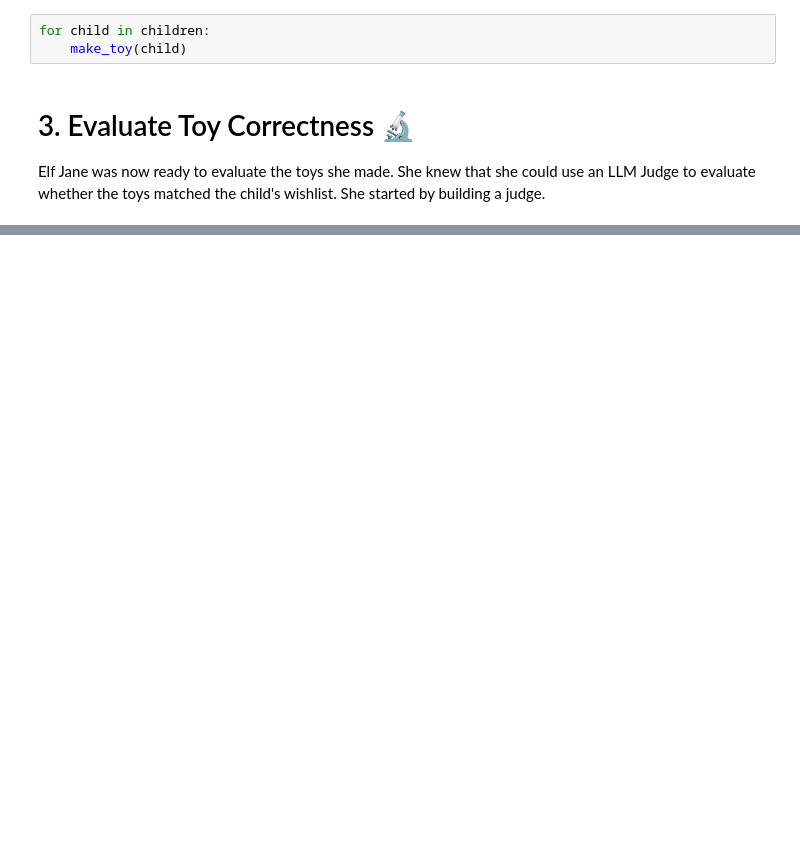
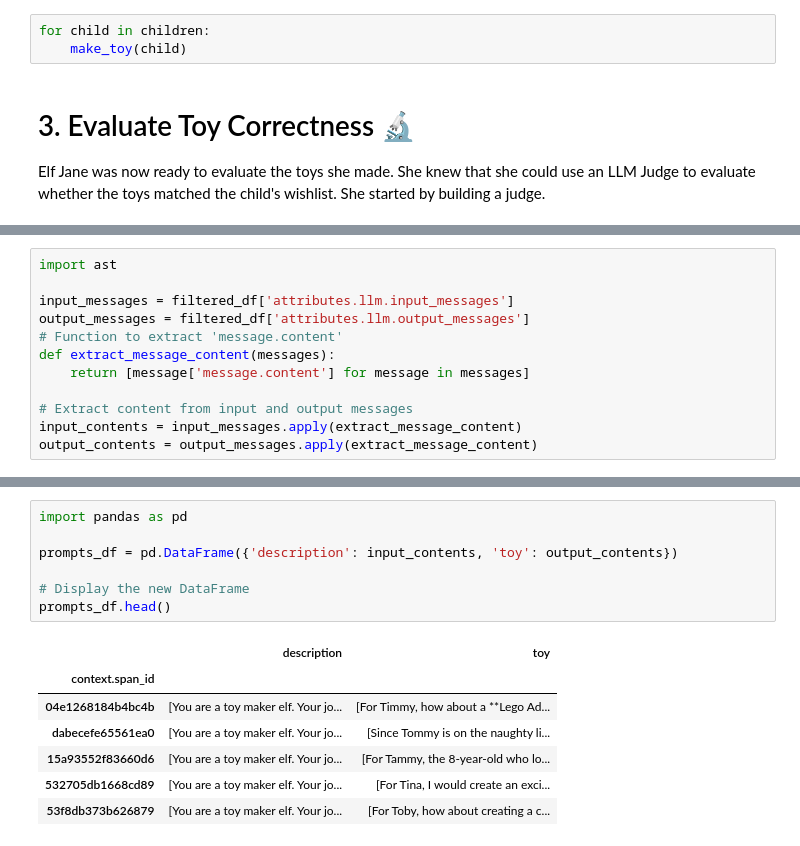
Before and after one commit to d-kleine/Advent_of_HayStack, a Jupyter notebook: 07_Arize_Phoenix.ipynb, the cells around one changed output, grey strips where cells are left out. Cells and saved outputs as stored; diff of their text form; blank space fills up the shorter version.

```diff
--- a/07_Arize_Phoenix.ipynb
+++ b/07_Arize_Phoenix.ipynb
@@ -126,0 +200,12 @@ spans_df.head()
+# %%
+import ast
+
+input_messages = filtered_df['attributes.llm.input_messages']
+output_messages = filtered_df['attributes.llm.output_messages']
+# Function to extract 'message.content'
+def extract_message_content(messages):
+    return [message['message.content'] for message in messages]
+
+# Extract content from input and output messages
+input_contents = input_messages.apply(extract_message_content)
+output_contents = output_messages.apply(extract_message_content)
@@ -127,3 +221,18 @@ spans_df.head()
+# %%
+import pandas as pd
+
+prompts_df = pd.DataFrame({'description': input_contents, 'toy': output_contents})
+
+# Display the new DataFrame
+prompts_df.head()
+# %% [output]
+|  | description | toy |
+| context.span_id |  |  |
+| 04e1268184b4bc4b | [You are a toy maker elf. Your jo... | [For Timmy, how about a **Lego Ad... |
+| dabecefe65561ea0 | [You are a toy maker elf. Your jo... | [Since Tommy is on the naughty li... |
+| 15a93552f83660d6 | [You are a toy maker elf. Your jo... | [For Tammy, the 8-year-old who lo... |
+| 532705db1668cd89 | [You are a toy maker elf. Your jo... | [For Tina, I would create an exci... |
+| 53f8db373b626879 | [You are a toy maker elf. Your jo... | [For Toby, how about creating a c... |
 # %%
 from phoenix.evals import (
     llm_classify,
```
Also changed, not shown: parts of 14 cells of this notebook.
